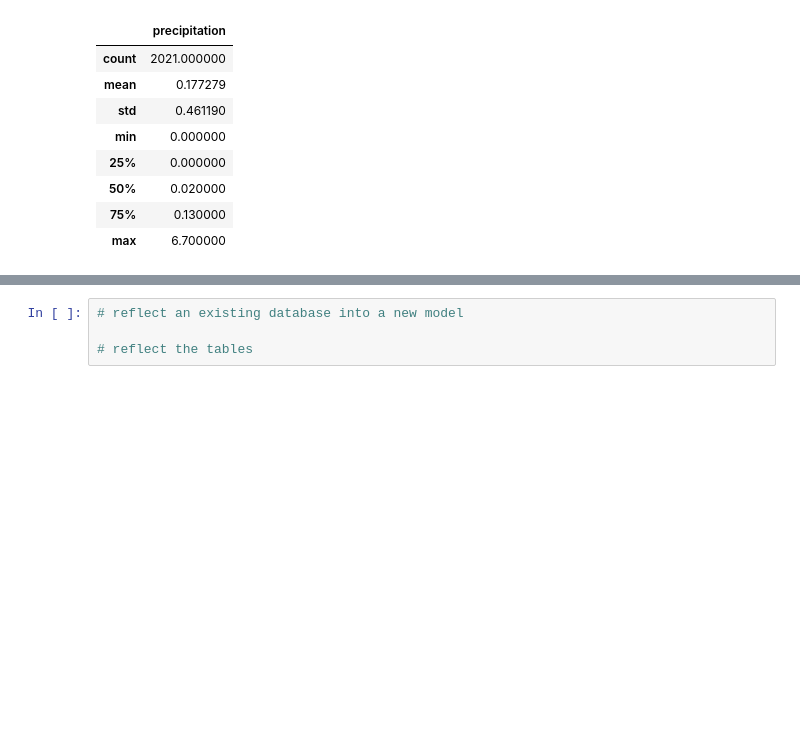
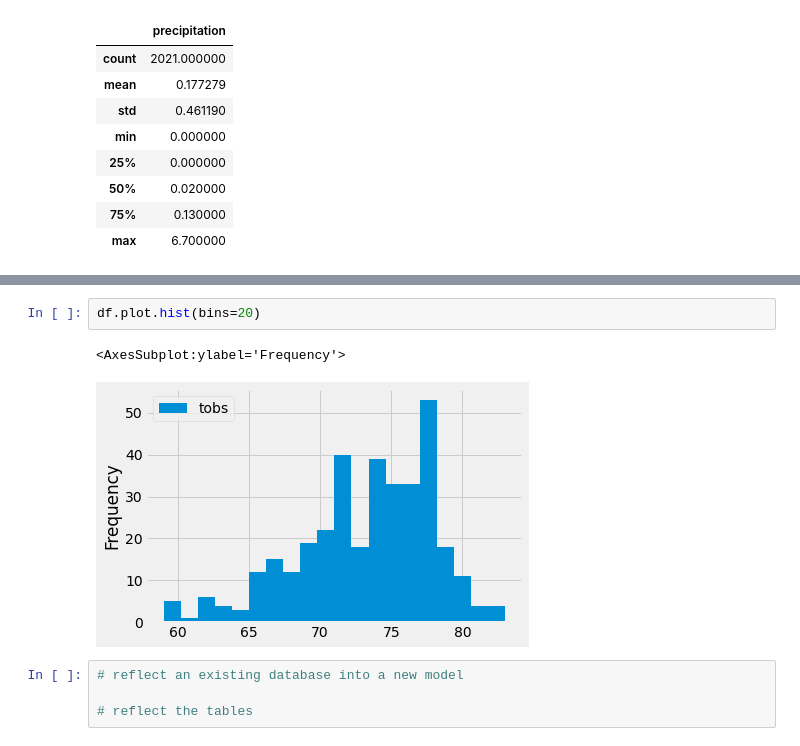
Before and after one commit to deanpalvarez/surfs_up, a Jupyter notebook: climate_analysis.ipynb, the cells around one changed output, grey strips where cells are left out. Drawn from its saved outputs; the diff is of its cells as text; blank space fills up the shorter version.

```diff
--- a/climate_analysis.ipynb
+++ b/climate_analysis.ipynb
@@ -122,3 +194,8 @@ df.describe()
+# %%
+df.plot.hist(bins=20)
+# %% [output]
+<AxesSubplot:ylabel='Frequency'>
+[figure, added]
 # %%
 # reflect an existing database into a new model
 
```
Also changed, not shown: parts of 10 cells of this notebook.
